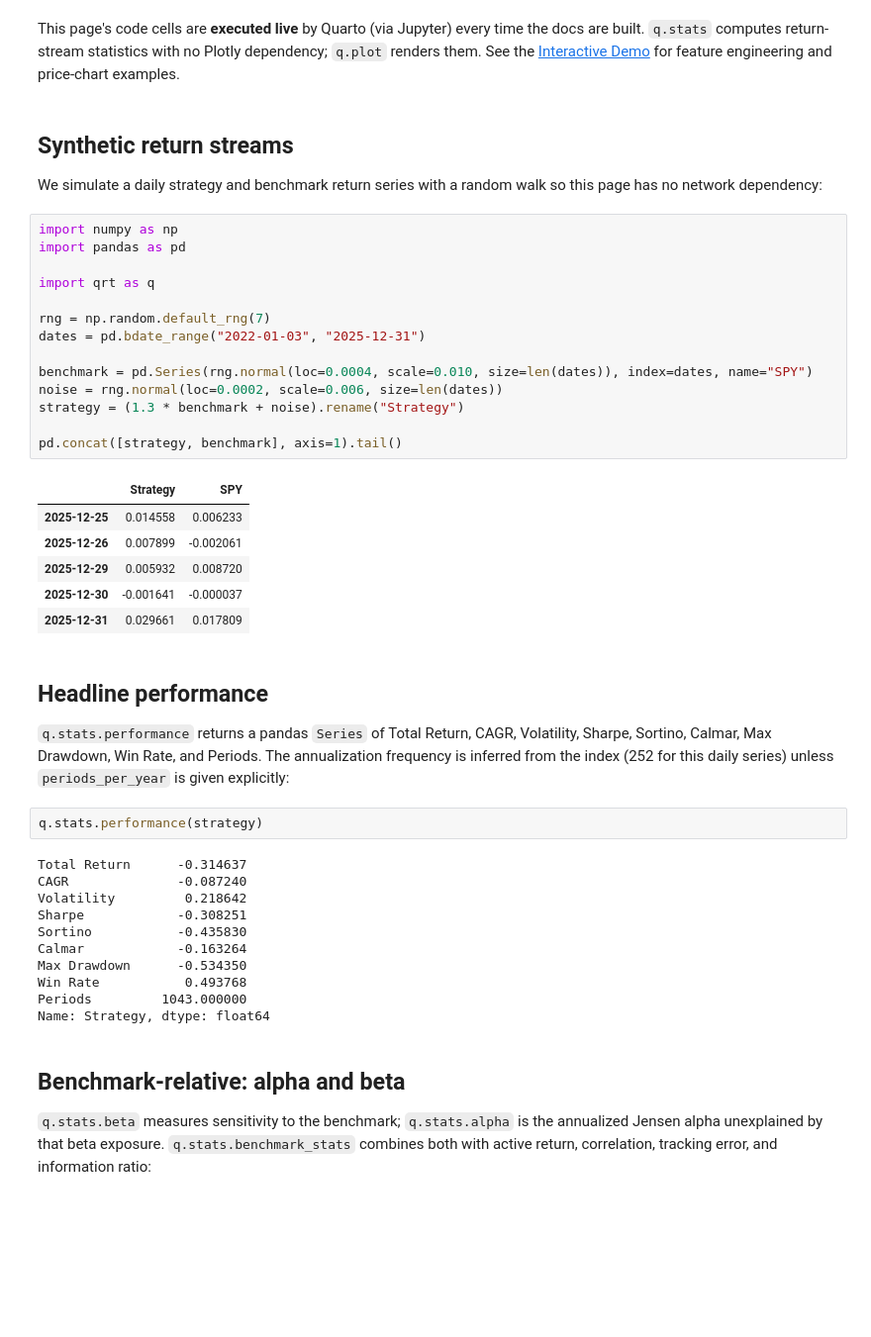
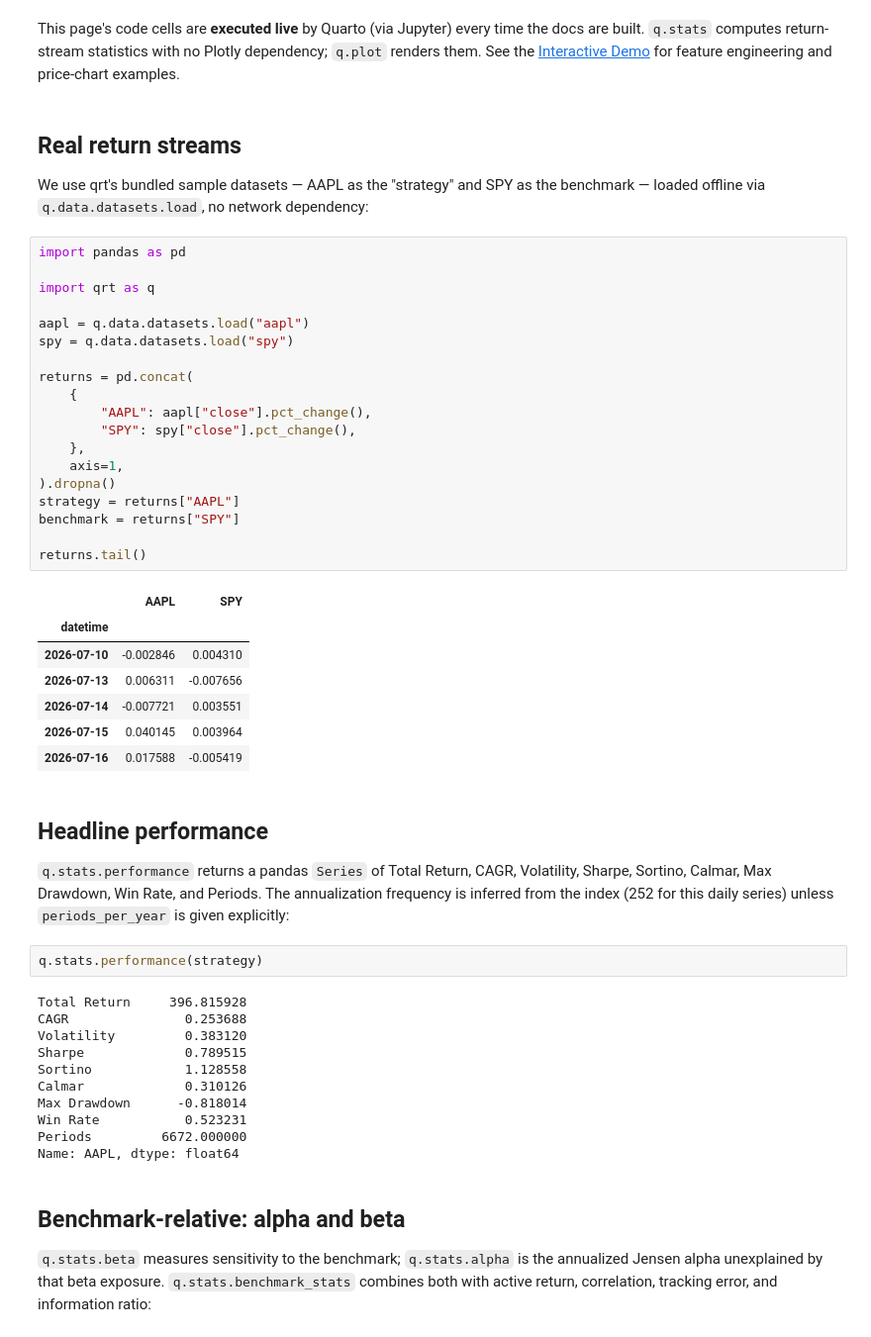
Before and after one commit to quantbert/qrt, a Jupyter notebook: docs/stats.ipynb, the cells around one changed output. Shown at 99% size. Drawn from its saved outputs; the diff is of its cells as text; blank space fills up the shorter version.

```diff
--- a/docs/stats.ipynb
+++ b/docs/stats.ipynb
@@ -10,31 +10,37 @@ docs are built. `q.stats` computes return-stream statistics with no Plotly
 dependency; `q.plot` renders them. See the [Interactive Demo](demo.ipynb) for
 feature engineering and price-chart examples.
 # %% [markdown]
-## Synthetic return streams
+## Real return streams
 
-We simulate a daily strategy and benchmark return series with a random walk so this
-page has no network dependency:
+We use qrt's bundled sample datasets — AAPL as the "strategy" and SPY as the
+benchmark — loaded offline via `q.data.datasets.load`, no network dependency:
 # %%
-import numpy as np
 import pandas as pd
 
 import qrt as q
 
-rng = np.random.default_rng(7)
-dates = pd.bdate_range("2022-01-03", "2025-12-31")
+aapl = q.data.datasets.load("aapl")
+spy = q.data.datasets.load("spy")
 
-benchmark = pd.Series(rng.normal(loc=0.0004, scale=0.010, size=len(dates)), index=dates, name="SPY")
-noise = rng.normal(loc=0.0002, scale=0.006, size=len(dates))
-strategy = (1.3 * benchmark + noise).rename("Strategy")
+returns = pd.concat(
+    {
+        "AAPL": aapl["close"].pct_change(),
+        "SPY": spy["close"].pct_change(),
+    },
+    axis=1,
+).dropna()
+strategy = returns["AAPL"]
+benchmark = returns["SPY"]
 
-pd.concat([strategy, benchmark], axis=1).tail()
+returns.tail()
 # %% [output]
-|  | Strategy | SPY |
-| 2025-12-25 | 0.014558 | 0.006233 |
-| 2025-12-26 | 0.007899 | -0.002061 |
-| 2025-12-29 | 0.005932 | 0.008720 |
-| 2025-12-30 | -0.001641 | -0.000037 |
-| 2025-12-31 | 0.029661 | 0.017809 |
+|  | AAPL | SPY |
+| datetime |  |  |
+| 2026-07-10 | -0.002846 | 0.004310 |
+| 2026-07-13 | 0.006311 | -0.007656 |
+| 2026-07-14 | -0.007721 | 0.003551 |
+| 2026-07-15 | 0.040145 | 0.003964 |
+| 2026-07-16 | 0.017588 | -0.005419 |
 # %% [markdown]
 ## Headline performance
 
@@ -45,16 +51,16 @@ frequency is inferred from the index (252 for this daily series) unless
 # %%
 q.stats.performance(strategy)
 # %% [output]
-Total Return      -0.314637
-CAGR              -0.087240
-Volatility         0.218642
-Sharpe            -0.308251
-Sortino           -0.435830
-Calmar            -0.163264
-Max Drawdown      -0.534350
-Win Rate           0.493768
-Periods         1043.000000
-Name: Strategy, dtype: float64
+Total Return     396.815928
+CAGR               0.253688
+Volatility         0.383120
+Sharpe             0.789515
+Sortino            1.128558
+Calmar             0.310126
+Max Drawdown      -0.818014
+Win Rate           0.523231
+Periods         6672.000000
+Name: AAPL, dtype: float64
 # %% [markdown]
 ## Benchmark-relative: alpha and beta
 
```
Also changed, not shown: parts of 4 cells of this notebook, 38 other files.
